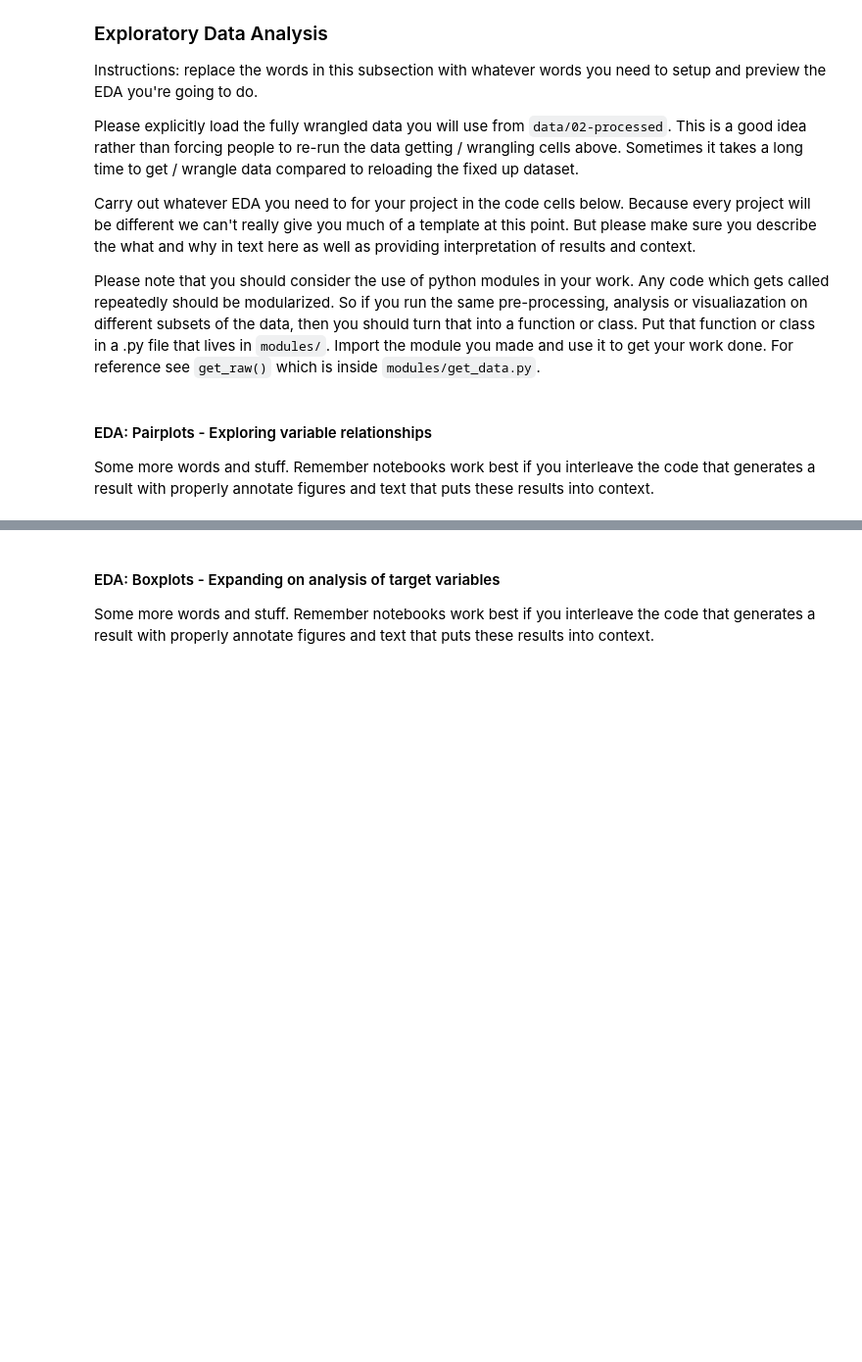
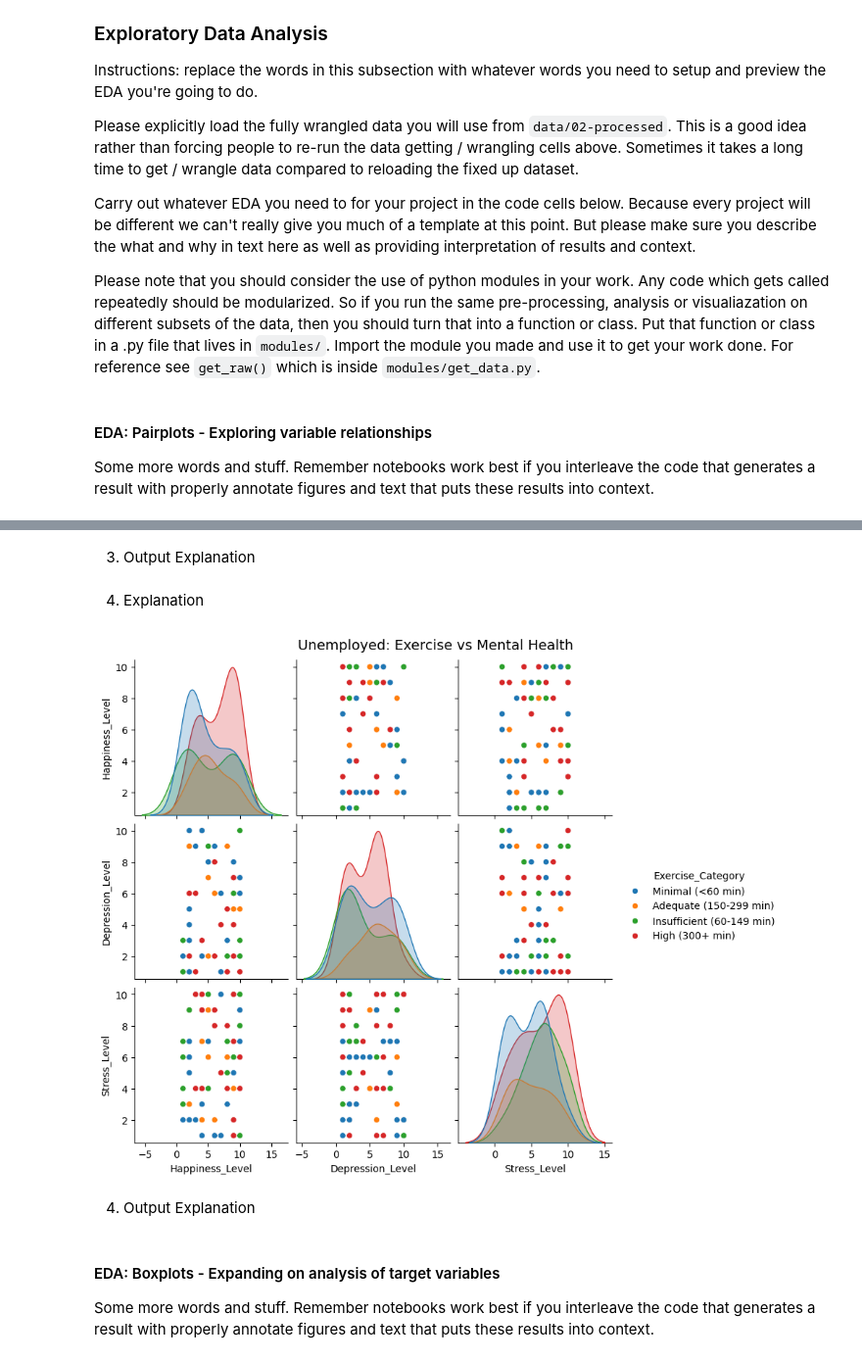
Before and after one commit to COGS108/Group093_WI26, a Jupyter notebook: 02-EDACheckpoint.ipynb, the cells around one changed output, grey strips where cells are left out. Shown at 98% size. Cells and saved outputs as stored; diff of their text form; code cells hidden in the pictures; blank space fills up the shorter version.

```diff
--- a/02-EDACheckpoint.ipynb
+++ b/02-EDACheckpoint.ipynb
@@ -367,3 +406,17 @@ Some more words and stuff.  Remember notebooks work best if you interleave the c
+# %% [markdown]
+3) Output Explanation
+# %% [markdown]
+4) Explanation
+# %%
+unemployed = pa_clean[pa_clean['Occupation'] == 'Unemployed']
+sns.pairplot(unemployed, hue='Exercise_Category', diag_kind='kde',
+             vars=['Happiness_Level', 'Depression_Level', 'Stress_Level'])
+plt.suptitle('Unemployed: Exercise vs Mental Health', y=1.02, fontsize=14)
+plt.show()
+# %% [output]
+[figure, added]
+# %% [markdown]
+4) Output Explanation
 # %% [markdown]
 #### EDA: Boxplots - Expanding on analysis of target variables
 
```
Also changed, not shown: parts of 12 cells of this notebook.
